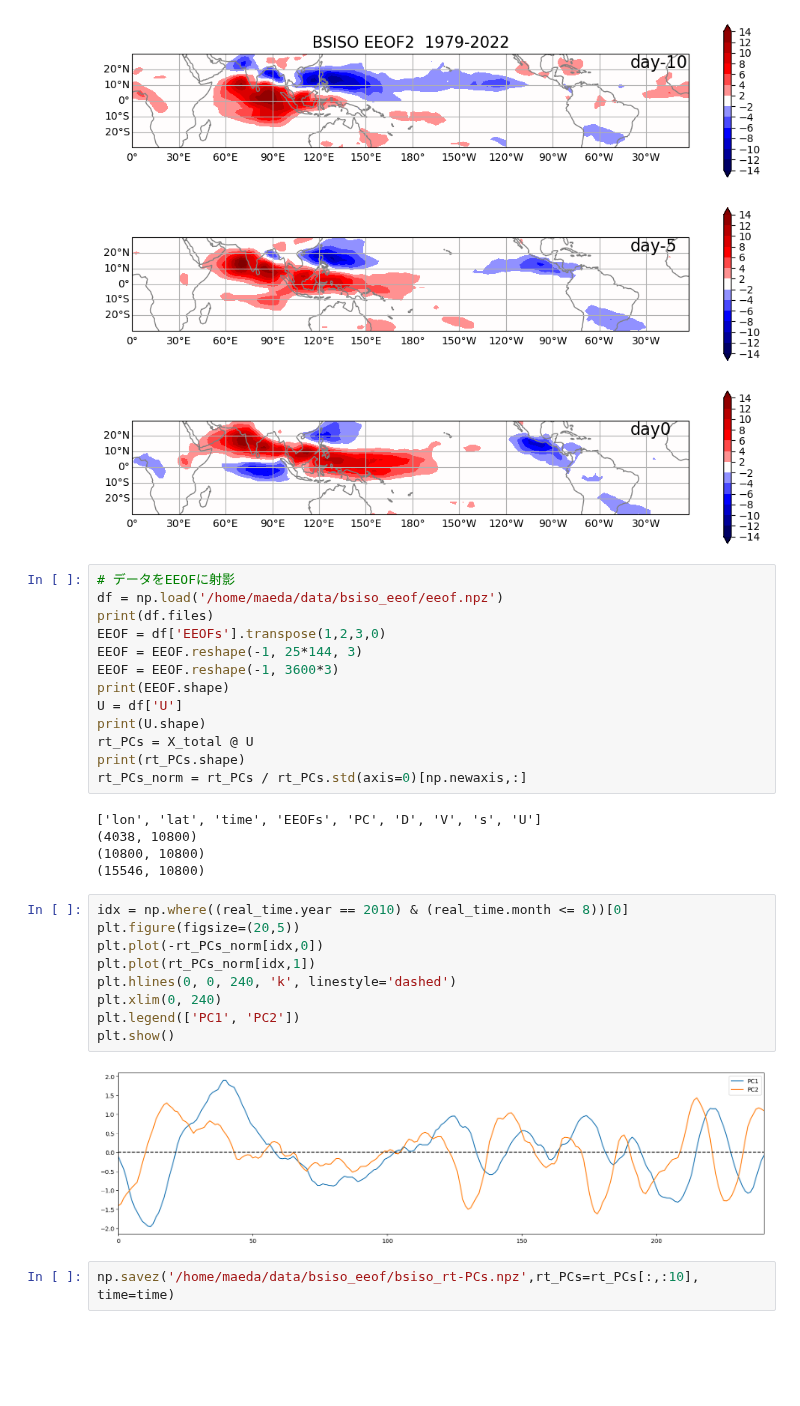
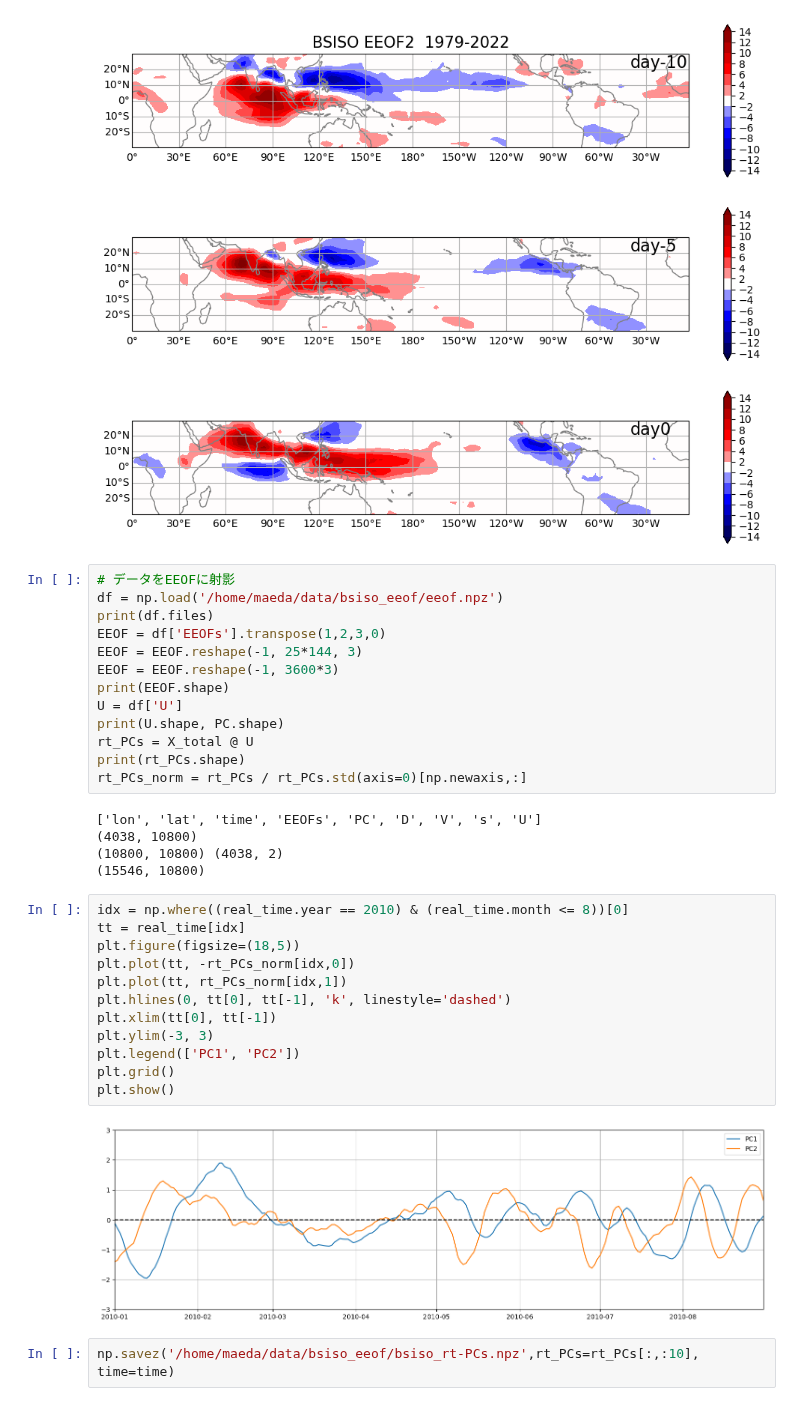
Before and after one commit to Yuumae1/machine_learning, a Jupyter notebook: notebook/kikuchi_7val_2024-04-09.ipynb, the cells around one changed output. Cells and saved outputs as stored; diff of their text form; blank space fills up the shorter version.

```diff
--- a/notebook/kikuchi_7val_2024-04-09.ipynb
+++ b/notebook/kikuchi_7val_2024-04-09.ipynb
@@ -223,26 +223,29 @@ EEOF = EEOF.reshape(-1, 25*144, 3)
 EEOF = EEOF.reshape(-1, 3600*3)
 print(EEOF.shape)
 U = df['U']
-print(U.shape)
+print(U.shape, PC.shape)
 rt_PCs = X_total @ U
 print(rt_PCs.shape)
 rt_PCs_norm = rt_PCs / rt_PCs.std(axis=0)[np.newaxis,:]
 # %% [output]
 ['lon', 'lat', 'time', 'EEOFs', 'PC', 'D', 'V', 's', 'U']
 (4038, 10800)
-(10800, 10800)
+(10800, 10800) (4038, 2)
 (15546, 10800)
 # %%
 idx = np.where((real_time.year == 2010) & (real_time.month <= 8))[0]
-plt.figure(figsize=(20,5))
-plt.plot(-rt_PCs_norm[idx,0])
-plt.plot(rt_PCs_norm[idx,1])
-plt.hlines(0, 0, 240, 'k', linestyle='dashed')
-plt.xlim(0, 240)
+tt = real_time[idx]
+plt.figure(figsize=(18,5))
+plt.plot(tt, -rt_PCs_norm[idx,0])
+plt.plot(tt, rt_PCs_norm[idx,1])
+plt.hlines(0, tt[0], tt[-1], 'k', linestyle='dashed')
+plt.xlim(tt[0], tt[-1])
+plt.ylim(-3, 3)
 plt.legend(['PC1', 'PC2'])
+plt.grid()
 plt.show()
 # %% [output]
-[figure, old version]
+[figure, new version]
 # %%
 np.savez('/home/maeda/data/bsiso_eeof/bsiso_rt-PCs.npz',rt_PCs=rt_PCs[:,:10], time=time)
 # %%
```
Also changed, not shown: parts of 1 cell of this notebook, 1 other file.
